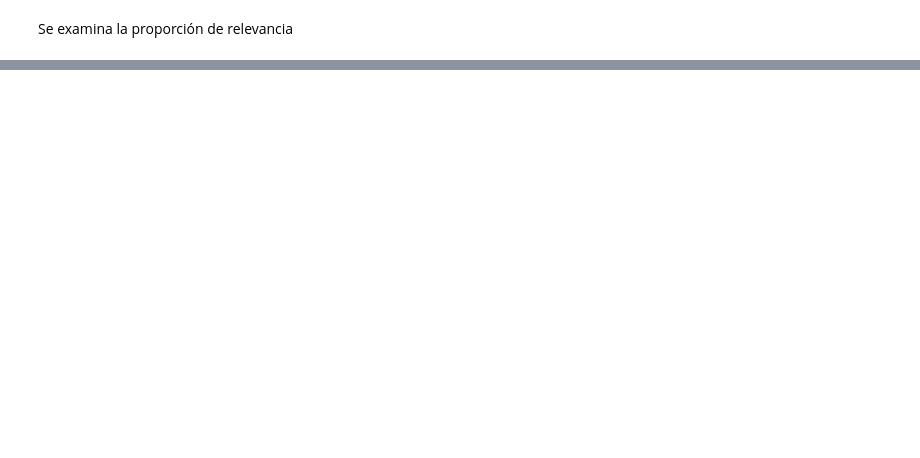
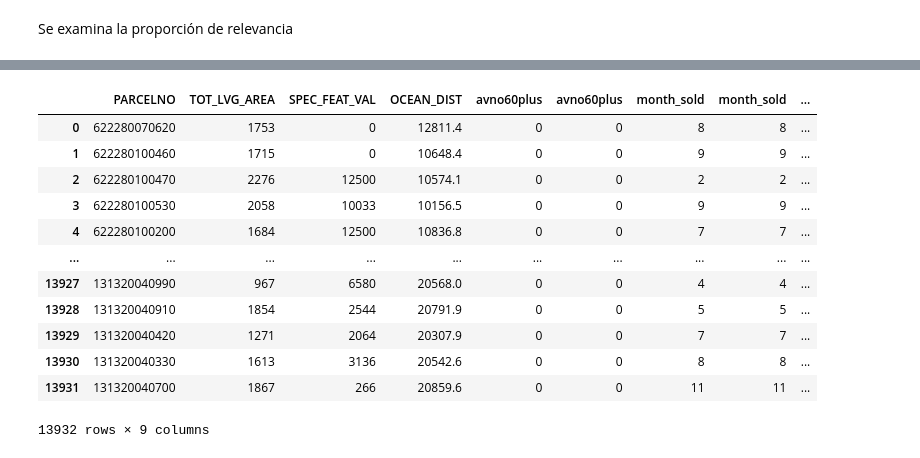
Before and after one commit to OswaCabrera/DataMining, a Jupyter notebook: OCP-HRD-Practica6.ipynb, the cells around one changed output, grey strips where cells are left out. Cells and saved outputs as stored; diff of their text form; code cells hidden in the pictures; blank space fills up the shorter version.

```diff
--- a/OCP-HRD-Practica6.ipynb
+++ b/OCP-HRD-Practica6.ipynb
@@ -510,0 +516,8 @@ CargasComponentes.head(numComponentesACP+1) # Se muestran los primeros 7 compone
+# %%
+# Se obtienen los componentes principales (cargas mayores a 0.5)
+componentesPrincipales = []
+for i in range(0, CargasComponentes.shape[0]): #Recorre las columnas
+    for j in range(0, CargasComponentes.shape[1]-numComponentesACP+1): # Recorre los componentes (filas)
+        if CargasComponentes.iloc[j, i] >= 0.5:
+            print(CargasComponentes.columns[i], ':', CargasComponentes.iloc[j, i])
+            componentesPrincipales = np.append(componentesPrincipales, CargasComponentes.columns[i])
@@ -510,0 +534,18 @@ CargasComponentes.head(numComponentesACP+1) # Se muestran los primeros 7 compone
+# %%
+#Solo incluimos los componentes principales:
+DatosMiamiACP = DatosMiami.loc[:, componentesPrincipales]
+DatosMiamiACP
+# %% [output]
+|  | PARCELNO | TOT_LVG_AREA | SPEC_FEAT_VAL | OCEAN_DIST | avno60plus | avno60plus | month_sold | month_sold | ... |
+| 0 | 622280070620 | 1753 | 0 | 12811.4 | 0 | 0 | 8 | 8 | ... |
+| 1 | 622280100460 | 1715 | 0 | 10648.4 | 0 | 0 | 9 | 9 | ... |
+| 2 | 622280100470 | 2276 | 12500 | 10574.1 | 0 | 0 | 2 | 2 | ... |
+| 3 | 622280100530 | 2058 | 10033 | 10156.5 | 0 | 0 | 9 | 9 | ... |
+| 4 | 622280100200 | 1684 | 12500 | 10836.8 | 0 | 0 | 7 | 7 | ... |
+| ... | ... | ... | ... | ... | ... | ... | ... | ... | ... |
+| 13927 | 131320040990 | 967 | 6580 | 20568.0 | 0 | 0 | 4 | 4 | ... |
+| 13928 | 131320040910 | 1854 | 2544 | 20791.9 | 0 | 0 | 5 | 5 | ... |
+| 13929 | 131320040420 | 1271 | 2064 | 20307.9 | 0 | 0 | 7 | 7 | ... |
+| 13930 | 131320040330 | 1613 | 3136 | 20542.6 | 0 | 0 | 8 | 8 | ... |
+| 13931 | 131320040700 | 1867 | 266 | 20859.6 | 0 | 0 | 11 | 11 | ... |
+13932 rows × 9 columns
```
Also changed, not shown: parts of 31 cells of this notebook, 1 other file.
